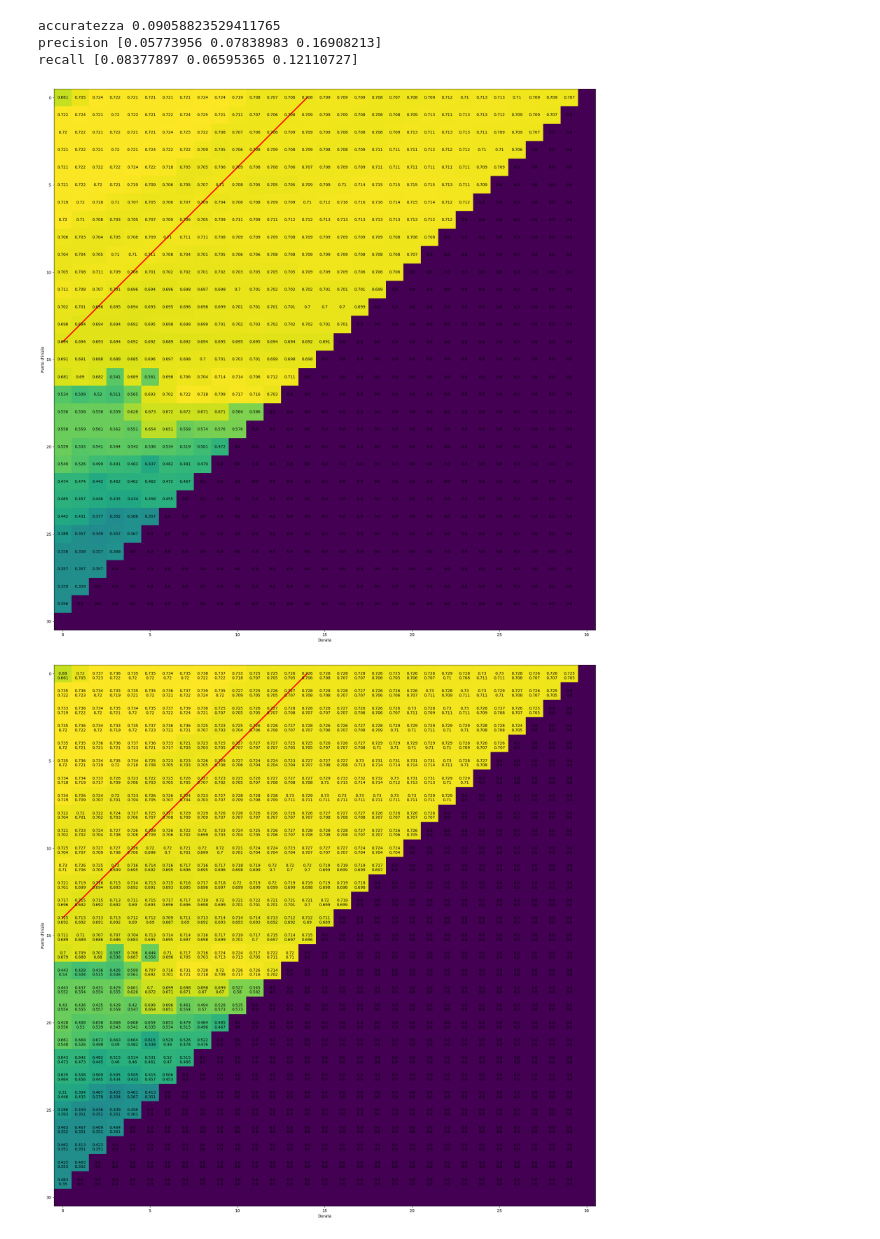
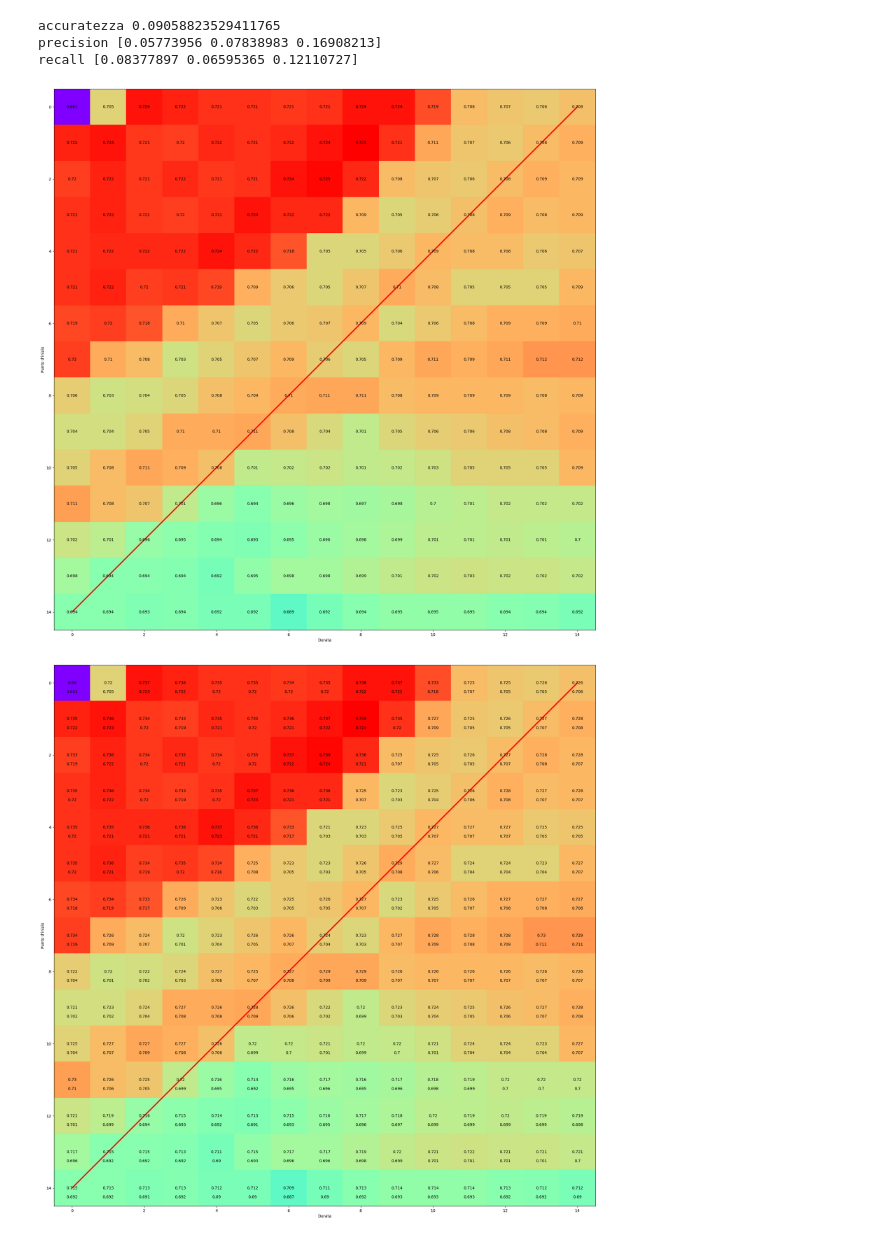
Before and after one commit to Simone-Scalella/BigDataProject, a Jupyter notebook: newMetrics.ipynb, the cells around one changed output. Saved outputs shown, nothing was run; the diff lists cells and outputs as text; code cells hidden in the pictures.

Commit message:
changed rainbow plot

```diff
--- a/newMetrics.ipynb
+++ b/newMetrics.ipynb
@@ -25,7 +25,8 @@ with open('./pickles/kmeans_total_6_c3.pickle', 'rb') as handle:
 # Numero di cluster
 
 num_cluster = 3
-
+XMAx = 15
+YMax = 15
 allPixelNDVIPoly3 = allPixelNDVIPoly3[(newResa3<=11000) & (newResa3 >= 4000),:]
 newResa3 = newResa3[(newResa3<=11000) & (newResa3 >= 4000)]
 # %% [markdown]
@@ -115,11 +116,11 @@ def best_cluster(matrice):
 
 list_of_mapping = []
 
-for x in range(0,int(155/5)):
+for x in range(0,XMAx):
 
     list_of_mapping.append([])
 
-    for y in range(0,int(155/5)):
+    for y in range(0,YMax):
 
         if(kmeans_total3[x,y] is not None):
 
@@ -128,14 +129,11 @@ for x in range(0,int(155/5)):
 
             for cluster in range(0,num_cluster):
 
-
                 cluster_classes = label_3[kmeans_total3[x,y] == cluster]
                 unique_classes, class_counts = np.unique(cluster_classes, return_counts=True)
 
                 if(len(class_counts) < num_cluster):
-
                     full = np.arange(num_cluster)
-
                     for a in list(set(full)-set(unique_classes)):
                         class_counts = np.insert(class_counts,values=0,obj=a)
 
@@ -342,13 +289,13 @@ accuratezza 0.09058823529411765
 precision [0.05773956 0.07838983 0.16908213]
 recall [0.08377897 0.06595365 0.12110727]
 # %%
-matrice_precision = np.zeros([int(155/5),int(155/5)])
-matrice_recall = np.zeros([int(155/5),int(155/5)])
-matrice_accuracy = np.zeros([int(155/5),int(155/5)])
+matrice_precision = np.zeros([XMAx,YMax])
+matrice_recall = np.zeros([XMAx,YMax])
+matrice_accuracy = np.zeros([XMAx,YMax])
 
-for x in range(0,int(155/5)):
+for x in range(0,XMAx):
 
-    for y in range(0,int(155/5)):
+    for y in range(0,YMax):
 
         if(kmeans_total3[x,y] is not None):
             matrice_precision[x,y] = precision_score(label_3,kmeans_total3[x,y],average= 'macro')
@@ -356,24 +303,24 @@ for x in range(0,int(155/5)):
             matrice_accuracy[x,y] = accuracy_score(label_3,kmeans_total3[x,y])
 # %%
 fig, ax = plt.subplots()
-image = ax.imshow(matrice_accuracy[:,:])
+image = ax.imshow(matrice_accuracy[:,:],cmap='rainbow')
 line_start = [0, np.floor(71/5)]
 line_end = [np.floor(71/5), 0]
 plt.plot(line_start, line_end, color="red", linewidth=3)
 plt.xlabel("Durata")
 plt.ylabel("Punto d'inizio")
 
 fig.set_size_inches(25,25)
-for i in range(x):
-    for j in range(y):
+for i in range(XMAx):
+    for j in range(YMax):
         c = np.round(matrice_accuracy[i,j],decimals=3)
         ax.text(j, i, str(c), va='center', ha='center')
 plt.show()
 # %% [output]
-[figure, old version]
+[figure, new version]
 # %%
 fig, ax = plt.subplots()
-image = ax.imshow(matrice_accuracy[:,:])
+image = ax.imshow(matrice_accuracy[:,:],cmap='rainbow')
 line_start = [0, np.floor(71/5)]
 line_end = [np.floor(71/5), 0]
 plt.plot(line_start, line_end, color="red", linewidth=3)
@@ -381,12 +328,12 @@ plt.xlabel("Durata")
 plt.ylabel("Punto d'inizio")
 
 fig.set_size_inches(25,25)
-for i in range(x):
-    for j in range(y):
+for i in range(XMAx):
+    for j in range(YMax):
         c = np.round(matrice_precision[i,j],decimals=3)
         ax.text(j, i, str(c), va='center', ha='center')
         d = np.round(matrice_recall[i,j],decimals=3)
         ax.text(j,(i+0.25),str(d),va='center', ha='center')
 plt.show()
 # %% [output]
-[figure, old version]
+[figure, new version]
```
Also changed, not shown: parts of 6 cells of this notebook.
